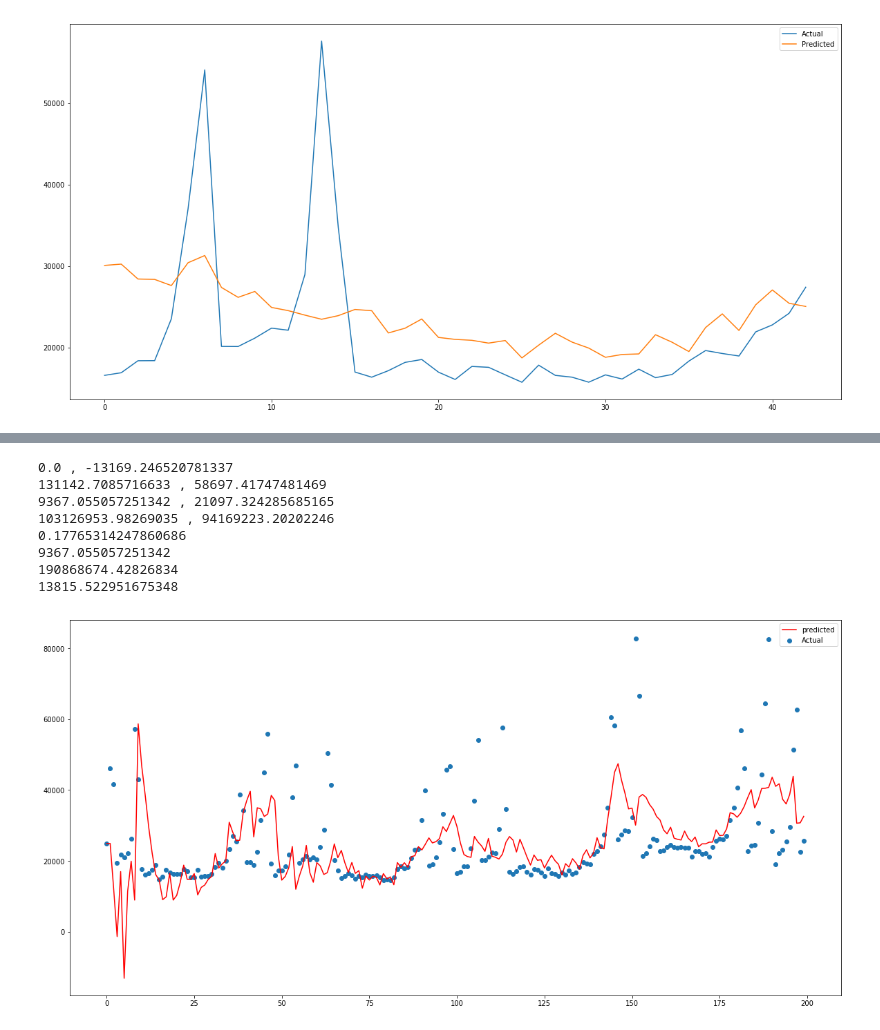
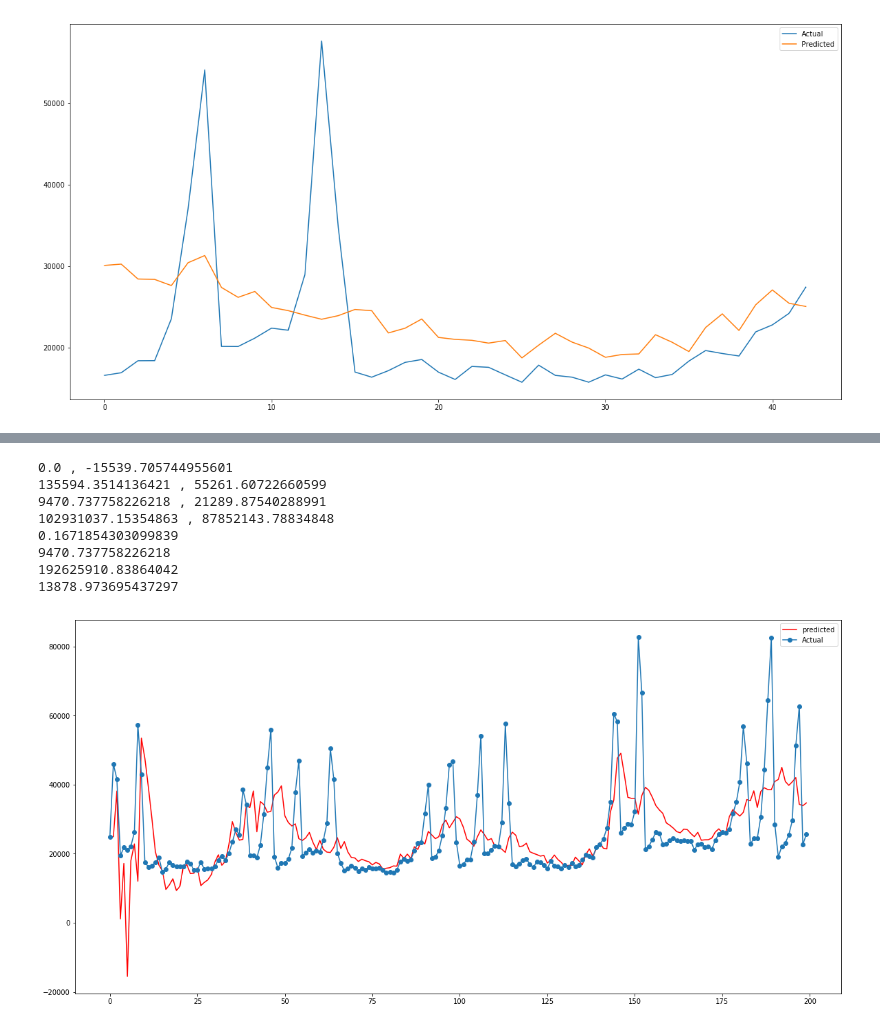
Before and after one commit to Aroraskank/Ice_cream_data_analysis, a Jupyter notebook: Science.ipynb, the cells around one changed output, grey strips where cells are left out. Saved outputs shown, nothing was run; the diff lists cells and outputs as text; code cells hidden in the pictures.

```diff
--- a/Science.ipynb
+++ b/Science.ipynb
@@ -248,6 +295,6 @@ Index(['Store', 'Region', 'Date', 'Temperature', 'Unemployment',
       dtype='object')
 # %%
-X=data[['Store','Temperature','Unemployment','year','month','Region_number']].values
+X=data[['Store','Temperature','Unemployment','Region_number']].values
 Y=data["Weekly_Sales"].values
 
 from sklearn.model_selection import RepeatedKFold
@@ -300,5 +347,5 @@ plt.show()
 # %%
-X=data[['Store','Temperature','Unemployment','year','month','Region_number']].values
+X=data[['Store','Temperature','Unemployment','Region_number']].values
 Y=data["Weekly_Sales"].values
 
 from sklearn.model_selection import KFold
@@ -335,5 +382,5 @@ plt.show()
 # %%
-X=data[['Store','Temperature','Unemployment','year','month','Region_number']].values
+X=data[['Store','Temperature','Unemployment','Region_number']].values
 Y=data["Weekly_Sales"].values
 
 from sklearn.model_selection import LeaveOneOut
@@ -379,7 +426,7 @@ plt.show()
 from sklearn.model_selection import TimeSeriesSplit
 from sklearn import metrics
 
-X=data[['Store','Temperature','Unemployment','year','month','Region_number']].values
+X=data[['Store','Temperature','Unemployment','Region_number']].values
 Y=data["Weekly_Sales"].values
 
 kf=TimeSeriesSplit(n_splits=len(X)-1)
@@ -402,22 +449,22 @@ print(metrics.mean_absolute_error(Y, y_pred))
 print(metrics.mean_squared_error(Y, y_pred))
 print(np.sqrt(metrics.mean_squared_error(Y, y_pred)))
 # %% [output]
-0.0 , -13169.246520781337
-131142.7085716633 , 58697.41747481469
-9367.055057251342 , 21097.324285685165
-103126953.98269035 , 94169223.20202246
-0.17765314247860686
-9367.055057251342
-190868674.42826834
-13815.522951675348
+0.0 , -15539.705744955601
+135594.3514136421 , 55261.60722660599
+9470.737758226218 , 21289.87540288991
+102931037.15354863 , 87852143.78834848
+0.1671854303099839
+9470.737758226218
+192625910.83864042
+13878.973695437297
 # %%
 plt.figure(figsize=(20,10))
 plt.plot(y_pred[:200],color='r', label='predicted')
-plt.scatter(range(200),Y[:200],marker='o', label='Actual')
+plt.plot(range(200),Y[:200],marker='o', label='Actual')
 plt.legend()
 plt.show()
 # %% [output]
-[figure, old version]
+[figure, new version]
 # %%
 plt.figure(figsize=(20,10))
 plt.plot(y_pred[-500:],color='r', label='predicted')
```
Also changed, not shown: parts of 39 cells of this notebook.
